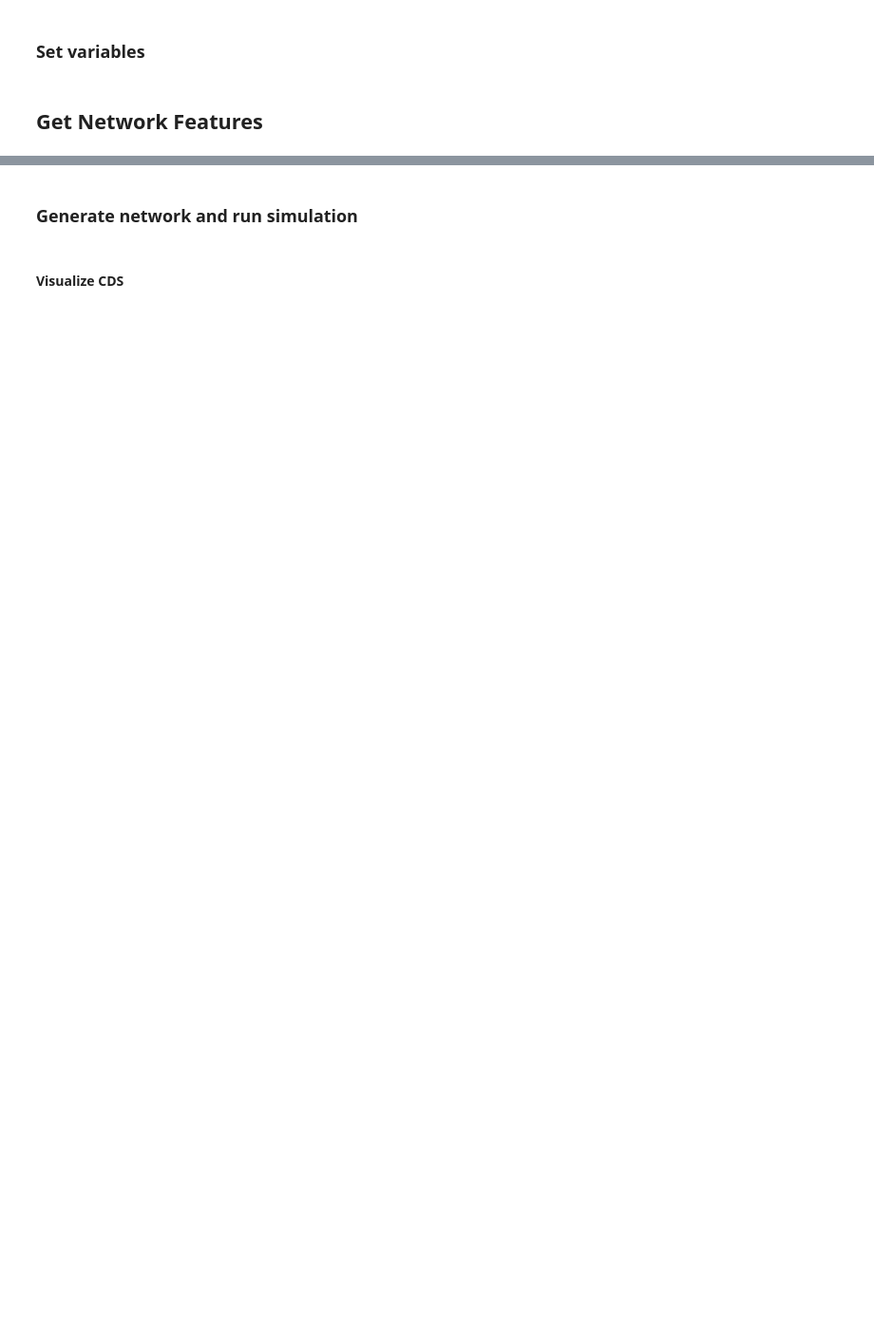
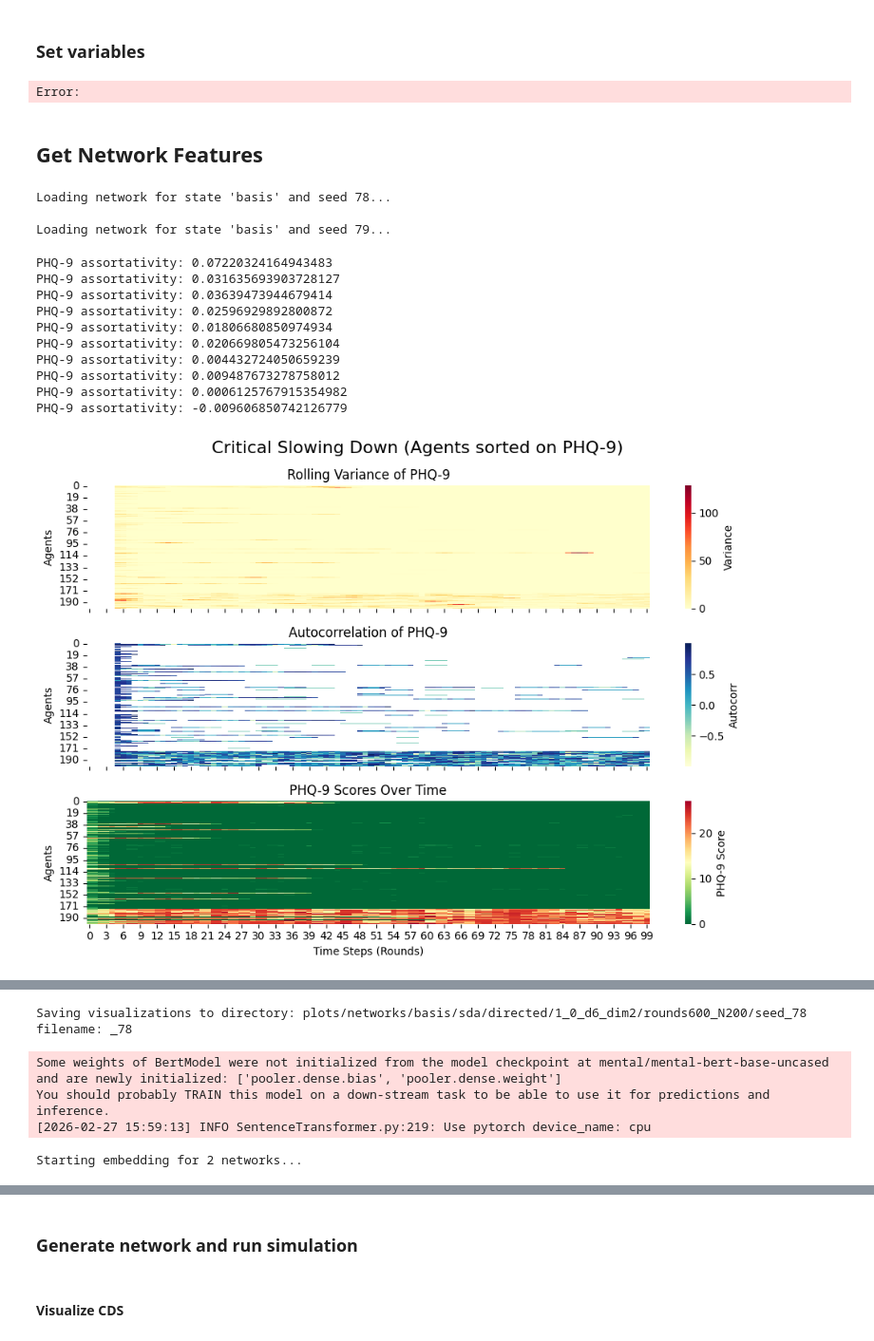
Before and after one commit to chrishoynck/ABM_LLMs_vllm, a Jupyter notebook: experiment.ipynb, the cells around one changed output, grey strips where cells are left out. Shown at 95% size. Saved outputs shown, nothing was run; the diff lists cells and outputs as text; code cells hidden in the pictures; blank space fills up the shorter version.

```diff
--- a/experiment.ipynb
+++ b/experiment.ipynb
@@ -73,10 +81,10 @@ pipe = get_llm()
 ### Set variables
 # %%
 # --- Simulation Variables ---
-rounds = 200
-num_agents = 100
+rounds = 600
+num_agents = 200
 net = "sda"
-seeds = [73]
+seeds = [78]
 alpha = 1.0
 m = 2
 degree = 6
@@ -107,37 +115,52 @@ args = argparse.Namespace(
     use_saved_network=0, # Set to integer if updating existing
     directed=True
 )
+# %% [output]
+Error:
 # %% [markdown]
 ## Get Network Features
 # %%
 all_networks_results = main(args, None, states = ["basis"])
 network_results = all_networks_results["basis"][0]
 network = network_results["network"]
 running_fracs = network_results["running_fracs"]
 fracs_dist_step = network_results["fracs_dist_step"]
 path_manager = PathManager(network=network)
 
 cd_results = metrics.all_agent_phq9_cd(network, window_size=6, shift=6)
 
 # Get paths
 data_path = path_manager.get_run_directory(is_plot=False)
 plot_path = path_manager.get_run_directory(is_plot=True)
 data_filename = path_manager.get_network_filename()
 plot_filename = path_manager.get_plot_name()
 
 vis.plot_agent_cd_heatmaps(network, window=6, cd_results=cd_results, metric_name="PHQ-9", path=plot_path, filename=plot_filename, shift=6)
 
 #Maybe bit ugly here but aggregate degree weighted phq9 scores
 deg_w_phq9 = metrics.degree_weighted_mean(network)
 vis.plot_degree_weighted_phq9(np.array([deg_w_phq9]), plot_path, plot_filename, save=args.save)
-
-
 call_visualizations(
     network,
     plot_path,
     plot_filename,
     args,
     running_fracs,
     fracs_dist_step)
 
-pca_visualize(all_networks_results, plot_path, plot_filename, args)
+pca_visualize(all_networks_results, plot_path, plot_filename, args, num_steps=30, shift=5)
+# %% [output]
+Loading network for state 'basis' and seed 78...
+
+Loading network for state 'basis' and seed 79...
+PHQ-9 assortativity: 0.07220324164943483
+PHQ-9 assortativity: 0.031635693903728127
+PHQ-9 assortativity: 0.03639473944679414
+PHQ-9 assortativity: 0.02596929892800872
+PHQ-9 assortativity: 0.01806680850974934
+PHQ-9 assortativity: 0.020669805473256104
+PHQ-9 assortativity: 0.004432724050659239
+PHQ-9 assortativity: 0.009487673278758012
+PHQ-9 assortativity: 0.0006125767915354982
+PHQ-9 assortativity: -0.009606850742126779
+[figure, added]
@@ -143,0 +168,5 @@ pca_visualize(all_networks_results, plot_path, plot_filename, args)
+Saving visualizations to directory: plots/networks/basis/sda/directed/1_0_d6_dim2/rounds600_N200/seed_78 filename: _78
+Some weights of BertModel were not initialized from the model checkpoint at mental/mental-bert-base-uncased and are newly initialized: ['pooler.dense.bias', 'pooler.dense.weight']
+You should probably TRAIN this model on a down-stream task to be able to use it for predictions and inference.
+[2026-02-27 15:59:13] INFO SentenceTransformer.py:219: Use pytorch device_name: cpu
+Starting embedding for 2 networks...
```
Also changed, not shown: parts of 9 cells of this notebook, 6 other files.
